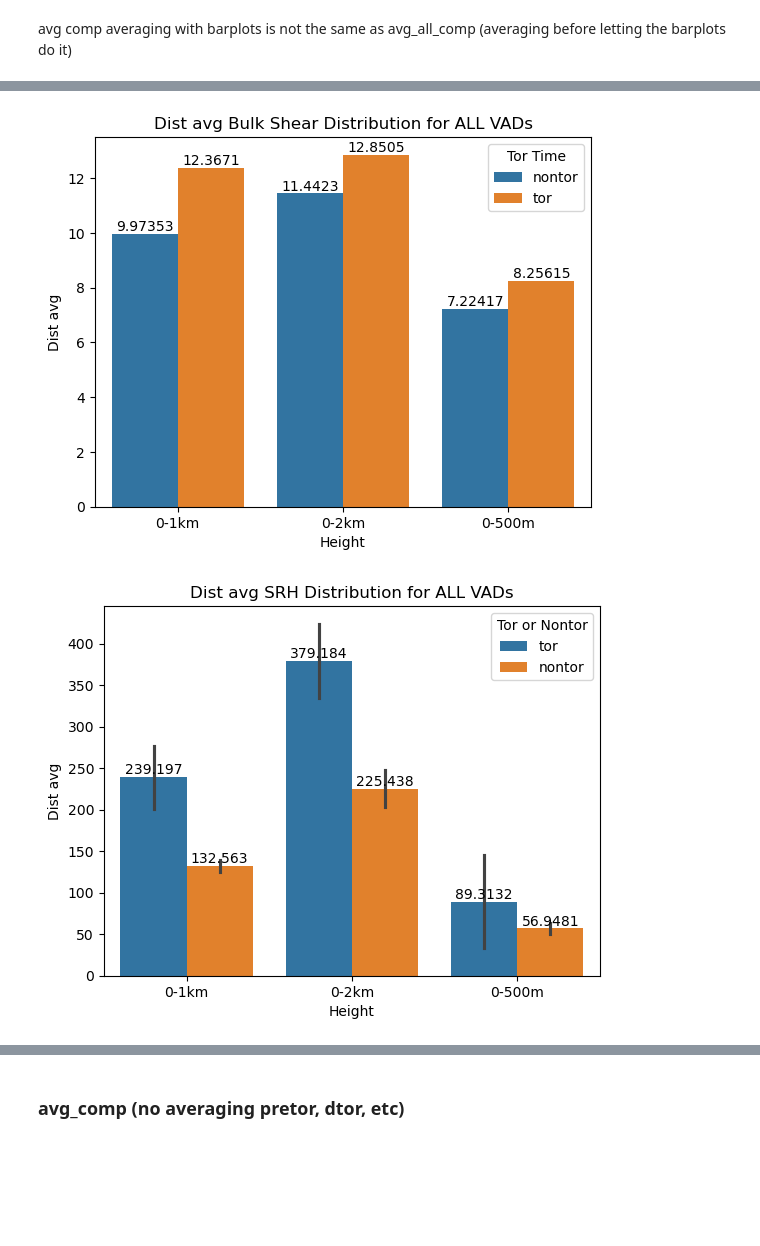
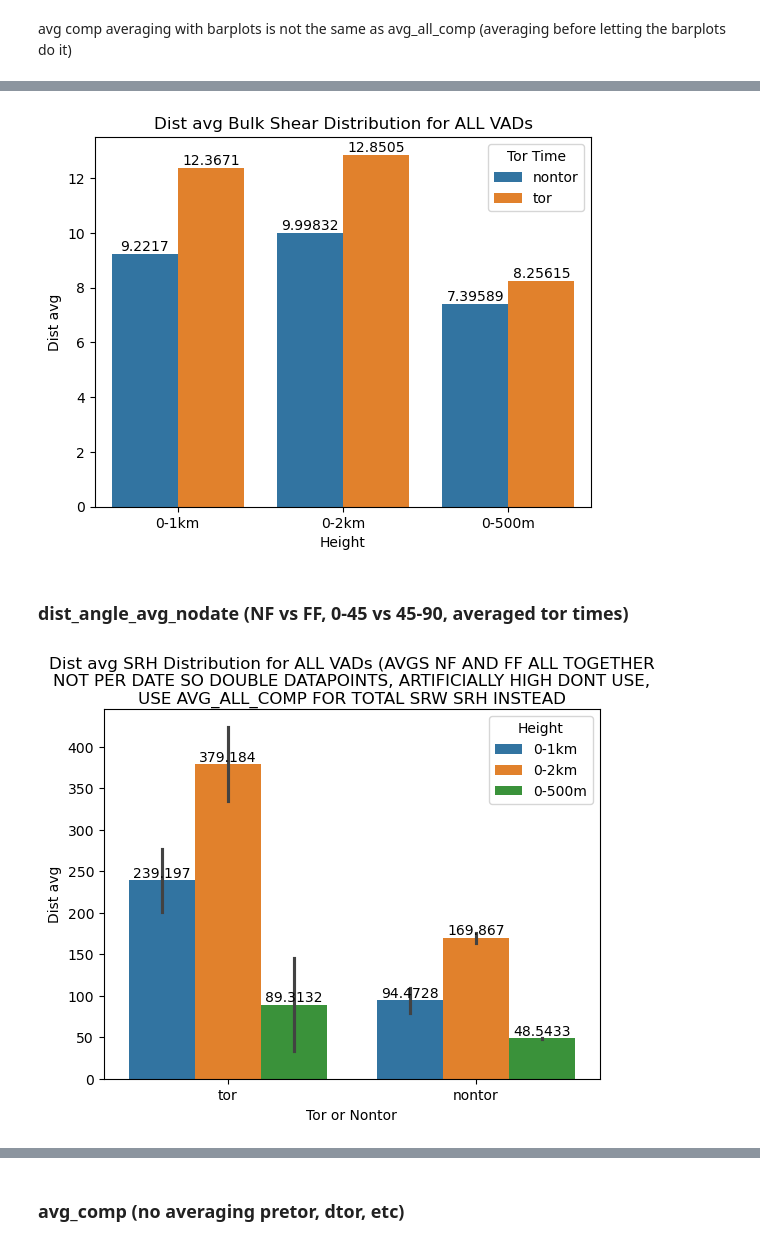
Before and after one commit to JuliaBuhrman/research2024, a Jupyter notebook: composites_analysis.ipynb, the cells around one changed output, grey strips where cells are left out. Drawn from its saved outputs; the diff is of its cells as text; code cells hidden in the pictures; blank space fills up the shorter version.

```diff
--- a/composites_analysis.ipynb
+++ b/composites_analysis.ipynb
@@ -271,9 +271,9 @@ def averaging_u_and_v_nodist(comp_tor_all, comp_nontor_all):
 # dates = ['20220523', '20220524','20220611','20230524', '20230527', '20230601', '20230609',
 #         '20230611', '20230612', '20230613','20230615', '20240427', '20240501', '20240502', '20240504', '20240506', '20240519'
 #           '20240523', '20240528', '20240602']
-# GETTING RID OF 20240504 BECAUSE IT WAS TOO HIGH, STRANGE OUTLIER
+# GETTING RID OF 20240504 AND 20240502 BECAUSE IT WAS TOO HIGH (TOO LOW), STRANGE OUTLIER
 dates = ['20220523', '20220524','20220611','20230524', '20230527', '20230601', '20230609',
-        '20230611', '20230612', '20230613','20230615', '20240427', '20240501', '20240502', '20240506', '20240519'
+        '20230611', '20230612', '20230613','20230615', '20240427', '20240501', '20240506', '20240519'
           '20240523', '20240528', '20240602']
 kas = ['ka1', 'ka2']
 heights = np.arange(50, 2010, 10)
@@ -674,22 +673,30 @@ df_all_new
 avg_crit_angle = pd.DataFrame()
 
 for d in sorted(set(df_all_new['Date'])):
-    df = df_all_new[df_all_new['Date'] == d]
+    df = df_all_new[(df_all_new['Date'] == d) & (df_all_new['Angle'] >= 0) & (df_all_new['Angle'] <= 90)]
     if df['Tor or Nontor'].eq('tor').any():
         tn = 'tor'
         avg_tor_critical_angle = np.nanmean(df[(df['u or v'] == 'u')]['Critical_Angle'])
+        angle045 = np.nanmean(df[(df['u or v'] == 'u')&(df['Angle'] >= 0)&(df['Angle'] <= 45)]['Critical_Angle'])
+        angle4590 = np.nanmean(df[(df['u or v'] == 'u')&(df['Angle'] > 45)&(df['Angle'] <= 90)]['Critical_Angle'])
         ca = pd.DataFrame()
         ca['Tor or Nontor'] = [tn]
         ca['Avg_Critical_Angle'] = [avg_tor_critical_angle]
+        ca['Avg_Critical_Angle_0-45'] = [angle045]
+        ca['Avg_Critical_Angle_45-90'] = [angle4590]
 
     elif df['Tor or Nontor'].eq('nontor').any():
         tn = 'nontor'
         avg_tor_critical_angle = np.nanmean(df[(df['u or v'] == 'u')]['Critical_Angle'])
+        angle045 = np.nanmean(df[(df['u or v'] == 'u')&(df['Angle'] >= 0)&(df['Angle'] <= 45)]['Critical_Angle'])
+        angle4590 = np.nanmean(df[(df['u or v'] == 'u')&(df['Angle'] > 45)&(df['Angle'] <= 90)]['Critical_Angle'])
         ca = pd.DataFrame()
         ca['Tor or Nontor'] = [tn]
         ca['Avg_Critical_Angle'] = [avg_tor_critical_angle]
+        ca['Avg_Critical_Angle_0-45'] = [angle045]
+        ca['Avg_Critical_Angle_45-90'] = [angle4590]
 
-    avg_crit_angle = pd.concat([avg_crit_angle, ca])
+    avg_crit_angle = pd.concat([avg_crit_angle, ca], ignore_index=True)
 # %%
 avg_crit_angle
 # %% [output]
@@ -977,17 +1007,17 @@ def comp_per_condition_new(df, nf_dist, ff_dist, minangle, midangle, maxangle):
     conditions_df = pd.DataFrame()
 
     #df = df_all_new[df_all_new['Date'] == date]
-    inflow = df[df['Angle'] <= maxangle]
-    inflow = inflow[inflow['Angle'] >= minangle]
+    inflow = df[(df['Angle'] <= maxangle) & (df['Angle'] >= minangle)]
+    #inflow = inflow[inflow['Angle'] >= minangle]
 
     nf = inflow[inflow['Distance'] <= nf_dist]
     ff = inflow[(inflow['Distance'] > nf_dist) & (inflow['Distance'] < ff_dist)]
 
     col = ['SFC SRW Mag', '0-500m SRW Mag', '0-1km SRW Mag', '0-2km SRW Mag', '0-500m SRH', '0-1km SRH', '0-2km SRH',
-           '0-500m Bulk Shear Mag', '0-1km Bulk Shear Mag', '0-2km Bulk Shear Mag']
+           '0-500m Bulk Shear Mag', '0-1km Bulk Shear Mag', '0-2km Bulk Shear Mag', 'Critical_Angle']
 
-    srwh = ['SRW', 'SRW', 'SRW', 'SRW', 'SRH', 'SRH', 'SRH', 'Bulk Shear', 'Bulk Shear', 'Bulk Shear']
-    height = ['SFC', '0-500m', '0-1km', '0-2km', '0-500m', '0-1km', '0-2km', '0-500m', '0-1km', '0-2km']
+    srwh = ['SRW', 'SRW', 'SRW', 'SRW', 'SRH', 'SRH', 'SRH', 'Bulk Shear', 'Bulk Shear', 'Bulk Shear', 'Critical Angle']
+    height = ['SFC', '0-500m', '0-1km', '0-2km', '0-500m', '0-1km', '0-2km', '0-500m', '0-1km', '0-2km', '0-500m']
 
     for c, s, h in zip(col, srwh, height):
 
@@ -1001,14 +1031,14 @@ def comp_per_condition_new(df, nf_dist, ff_dist, minangle, midangle, maxangle):
         # nf_ff_df['Height'] = h
         # nf_ff_df['SRW or SRH'] = s
 
-        angle_df045 = df[df['Angle'] >= minangle]
-        angle_df045 = angle_df045[angle_df045['Angle'] <= midangle]
+        angle_df045 = df[(df['Angle'] >= minangle) & (df['Angle'] <= midangle)]
+        #angle_df045 = angle_df045[angle_df045['Angle'] <= midangle]
 
         angle045_avg = np.nanmean(angle_df045[c])
         # nf_ff_df['0-45 deg avg'] = [angle045_avg]
 
-        angle_df4590 = df[df['Angle'] <= maxangle]
-        angle_df4590 = angle_df4590[angle_df4590['Angle'] >= midangle]
+        angle_df4590 = df[(df['Angle'] <= maxangle) & (df['Angle'] > midangle)]
+        #angle_df4590 = angle_df4590[angle_df4590['Angle'] >= midangle]
 
         angle4590_avg = np.nanmean(angle_df4590[c])
         # nf_ff_df['45-90 deg avg'] = [angle4590_avg]
@@ -1504,18 +1497,20 @@ for container in ax.containers:
 plt.title(f'{col} {srw_or_srh} Distribution for ALL VADs')
 plt.show()
 # %% [output]
-[figure, old version]
+[figure, new version]
+# %% [markdown]
+### dist_angle_avg_nodate (NF vs FF, 0-45 vs 45-90, averaged tor times)
 # %%
 srw_or_srh = 'SRH'
 col = 'Dist avg'
 df = dist_angle_avg_nodate[dist_angle_avg_nodate['SRW or SRH'] == srw_or_srh]
-ax = sns.barplot(df, y = col, x = 'Height', hue = 'Tor or Nontor')
+ax = sns.barplot(df, y = col, x = 'Tor or Nontor', hue = 'Height')
 for container in ax.containers:
     ax.bar_label(container)
-plt.title(f'{col} {srw_or_srh} Distribution for ALL VADs')
+plt.title(f'{col} {srw_or_srh} Distribution for ALL VADs (AVGS NF AND FF ALL TOGETHER NOT PER DATE SO DOUBLE DATAPOINTS, ARTIFICIALLY HIGH DONT USE, USE AVG_ALL_COMP FOR TOTAL SRW SRH INSTEAD', wrap=True)
 plt.show()
 # %% [output]
-[figure, old version]
+[figure, new version]
 # %%
 srw_or_srh = 'SRH'
 col = 'Dist avg'
```
Also changed, not shown: parts of 109 cells of this notebook.
